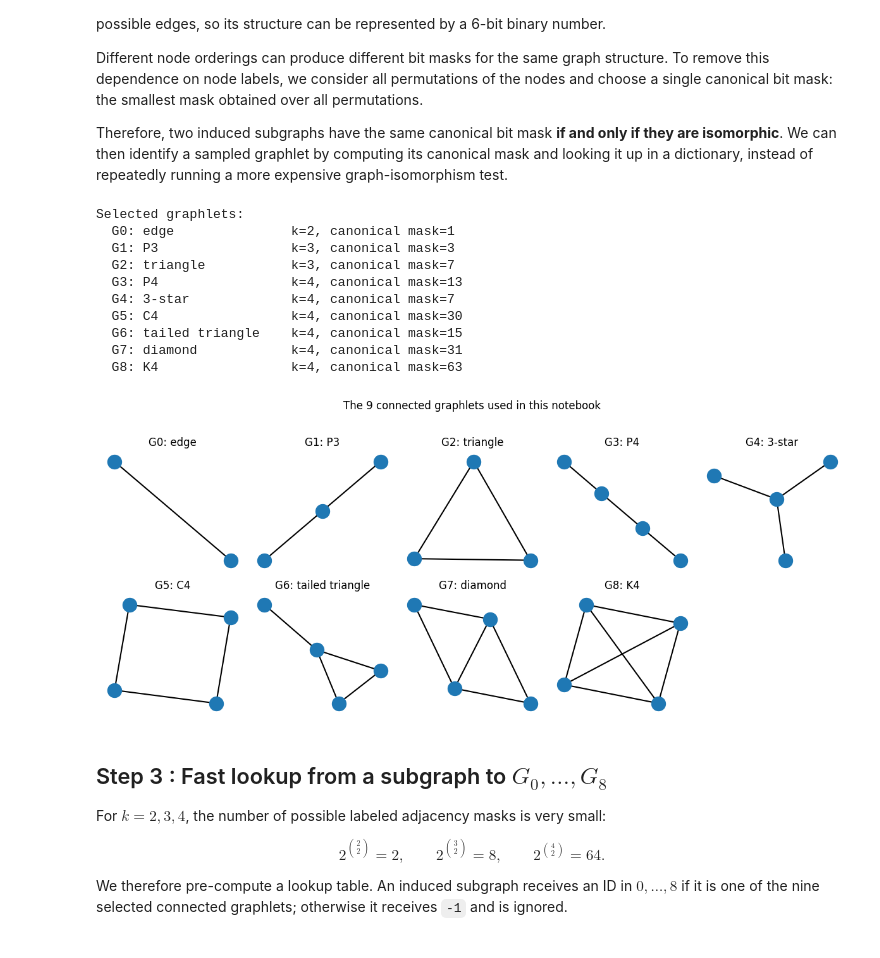
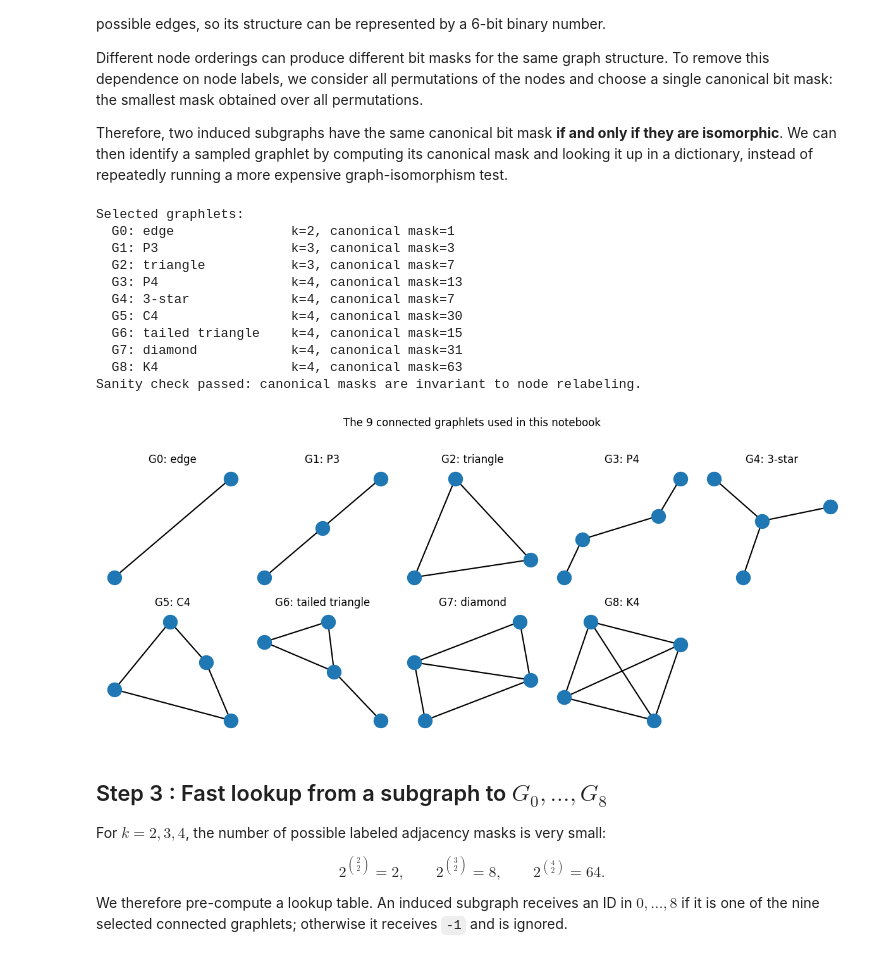
Before and after one commit to xbresson/CS5284_2026, a Jupyter notebook: 05_Shallow_Learning/code02_solution.ipynb, the cells around one changed output. Cells and saved outputs as stored; diff of their text form; code cells hidden in the pictures.

```diff
--- a/05_Shallow_Learning/code02_solution.ipynb
+++ b/05_Shallow_Learning/code02_solution.ipynb
@@ -218,34 +280,45 @@ for j, ((k, key), name) in enumerate( zip( GRAPHLET_KEYS_9, GRAPHLET_NAMES ) ):
     print(f"  {name:22s} "
           f"k={k}, canonical mask={key}")
 
+# Sanity check: relabeling the nodes of P3 changes its labeled mask but not its canonical mask.
+P3 = nx.Graph()
+P3.add_nodes_from(range(3))
+P3.add_edges_from([(0, 1), (1, 2)])
+p3_mask = graph_to_mask(P3, 3)
+p3_relabelled_mask = permuted_mask(p3_mask, 3, (1, 0, 2))
+assert p3_mask != p3_relabelled_mask
+assert canonical_mask(p3_mask, 3) == canonical_mask(p3_relabelled_mask, 3)
+print("Sanity check passed: canonical masks are invariant to node relabeling.")
+
 # Visualize exactly the nine graphlets used by the kernel.
 fig, axes = plt.subplots(2, 5, figsize=(12, 5))
 axes = axes.ravel()
 for j in range(9):
     k = int(GRAPHLET_SIZES[j])
     H = nx.Graph()
     H.add_nodes_from(range(k))
     H.add_edges_from(GRAPHLET_EDGES[j])
     pos = nx.spring_layout(H)
     nx.draw(H, pos, ax=axes[j], node_size=250, width=1.5, with_labels=False)
     axes[j].set_title(GRAPHLET_NAMES[j])
     axes[j].axis("off")
 axes[9].axis("off")
 plt.suptitle("The 9 connected graphlets used in this notebook", y=1.02)
 plt.tight_layout()
 plt.show()
 # %% [output]
 Selected graphlets:
   G0: edge               k=2, canonical mask=1
   G1: P3                 k=3, canonical mask=3
   G2: triangle           k=3, canonical mask=7
   G3: P4                 k=4, canonical mask=13
   G4: 3-star             k=4, canonical mask=7
   G5: C4                 k=4, canonical mask=30
   G6: tailed triangle    k=4, canonical mask=15
   G7: diamond            k=4, canonical mask=31
   G8: K4                 k=4, canonical mask=63
+Sanity check passed: canonical masks are invariant to node relabeling.
-[figure, old version]
+[figure, new version]
 # %% [markdown]
 ## Step 3 : Fast lookup from a subgraph to $G_0,\ldots,G_8$
 
```
Also changed, not shown: parts of 15 cells of this notebook, 7 other files.
